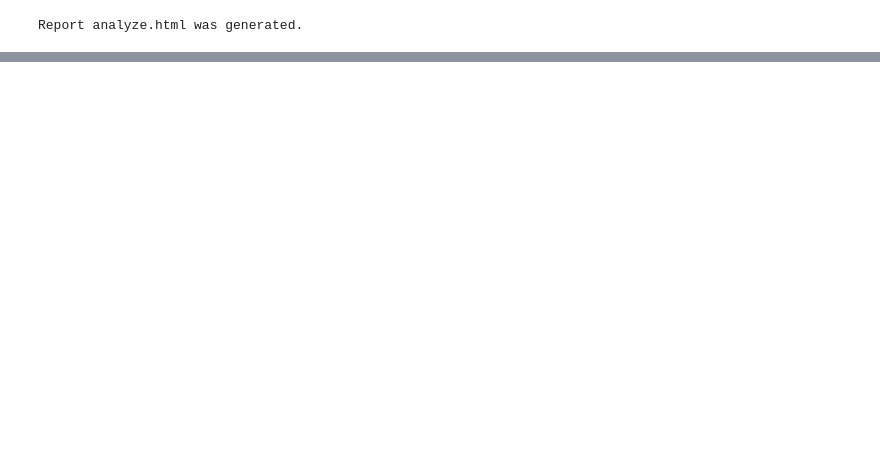
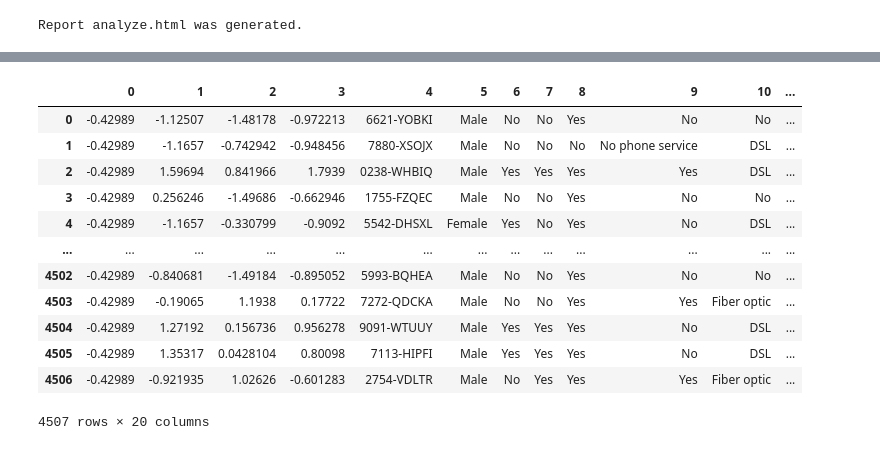
Before and after one commit to duybluemind1988/project_py, a Jupyter notebook: Churn/Churn_final.ipynb, the cells around one changed output, grey strips where cells are left out. Cells and saved outputs as stored; diff of their text form; code cells hidden in the pictures; blank space fills up the shorter version.

```diff
--- a/Churn/Churn_final.ipynb
+++ b/Churn/Churn_final.ipynb
@@ -133,0 +298,8 @@ IPython.display.HTML("compare.html")
+# %%
+def to_category(x):
+  return x.astype("category")
+
+to_category_transform = preprocessing.FunctionTransformer(to_category)
+# %%
+X_train_a = to_category_transform.fit_transform(X_train)
+X_train_a["gender"]
@@ -133,0 +320,35 @@ IPython.display.HTML("compare.html")
+# %%
+#Standard scaler all numeric value
+numeric_features = X_train.select_dtypes(include=['int64', 'float64']).columns
+numeric_transformer = pipeline.Pipeline(steps=[('scaler', preprocessing.StandardScaler())])
+
+#One hot encoder all category value
+categorical_features = X_train.select_dtypes(include=['object']).columns
+categorical_transformer = pipeline.Pipeline(steps=[("astype_category",to_category_transform)])
+
+
+transformers=[
+    ('numeric', numeric_transformer, numeric_features),
+    ('categoric', categorical_transformer, categorical_features),
+]
+preprocessor = compose.ColumnTransformer(transformers)
+# %%
+# Create transform X value
+X_train_tran = preprocessor.fit_transform(X_train)
+X_test_tran=preprocessor.transform(X_test)
+# %%
+pd.DataFrame(X_train_tran)
+# %% [output]
+|  | 0 | 1 | 2 | 3 | 4 | 5 | 6 | 7 | 8 | 9 | 10 | ... |
+| 0 | -0.42989 | -1.12507 | -1.48178 | -0.972213 | 6621-YOBKI | Male | No | No | Yes | No | No | ... |
+| 1 | -0.42989 | -1.1657 | -0.742942 | -0.948456 | 7880-XSOJX | Male | No | No | No | No phone service | DSL | ... |
+| 2 | -0.42989 | 1.59694 | 0.841966 | 1.7939 | 0238-WHBIQ | Male | Yes | Yes | Yes | Yes | DSL | ... |
+| 3 | -0.42989 | 0.256246 | -1.49686 | -0.662946 | 1755-FZQEC | Male | No | No | Yes | No | No | ... |
+| 4 | -0.42989 | -1.1657 | -0.330799 | -0.9092 | 5542-DHSXL | Female | Yes | No | Yes | No | DSL | ... |
+| ... | ... | ... | ... | ... | ... | ... | ... | ... | ... | ... | ... | ... |
+| 4502 | -0.42989 | -0.840681 | -1.49184 | -0.895052 | 5993-BQHEA | Male | No | No | Yes | No | No | ... |
+| 4503 | -0.42989 | -0.19065 | 1.1938 | 0.17722 | 7272-QDCKA | Male | No | No | Yes | Yes | Fiber optic | ... |
+| 4504 | -0.42989 | 1.27192 | 0.156736 | 0.956278 | 9091-WTUUY | Male | Yes | Yes | Yes | No | DSL | ... |
+| 4505 | -0.42989 | 1.35317 | 0.0428104 | 0.80098 | 7113-HIPFI | Male | Yes | Yes | Yes | No | DSL | ... |
+| 4506 | -0.42989 | -0.921935 | 1.02626 | -0.601283 | 2754-VDLTR | Male | No | Yes | Yes | Yes | Fiber optic | ... |
+4507 rows × 20 columns
```
Also changed, not shown: parts of 21 cells of this notebook.
